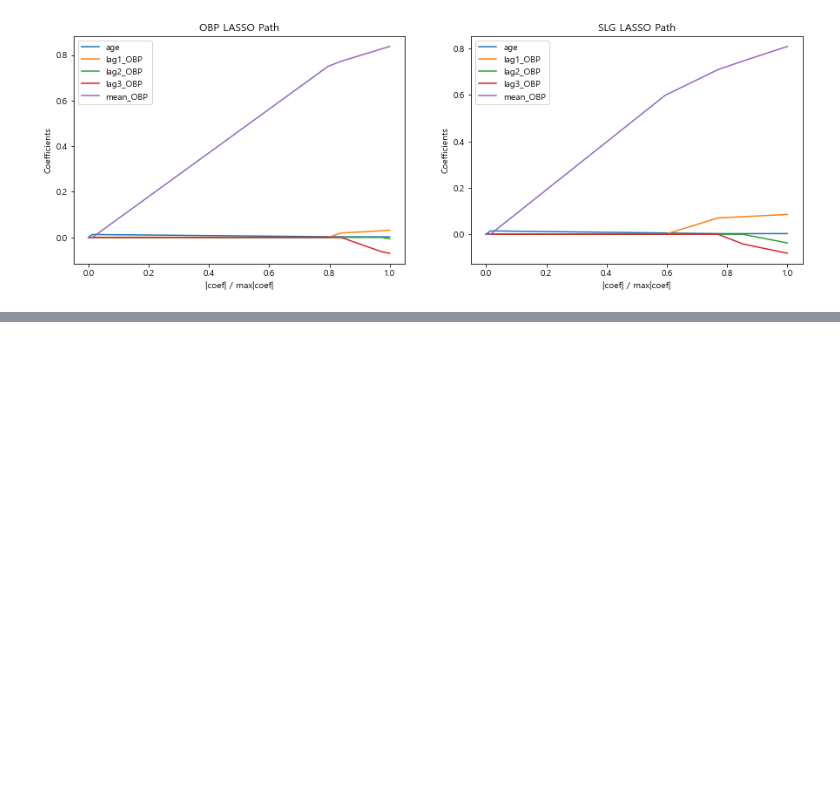
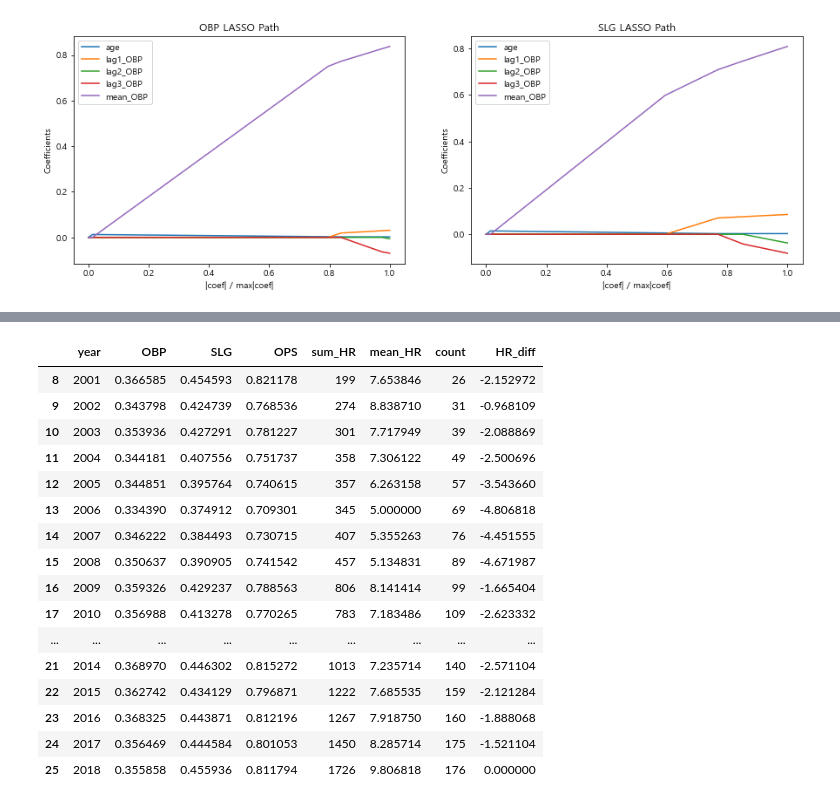
Before and after one commit to msio900/dacon_1st_solution, a Jupyter notebook: Chap01.ipynb, the cells around one changed output, grey strips where cells are left out. Saved outputs shown, nothing was run; the diff lists cells and outputs as text; code cells hidden in the pictures; blank space fills up the shorter version.

```diff
--- a/Chap01.ipynb
+++ b/Chap01.ipynb
@@ -1283,0 +1631,30 @@ plt.show()
+# %%
+# 시즌별 전체 OBP 계산(30타수 이상인 선수들의 기록만 이용)
+season_OBP = \
+    regular_season_df.loc[regular_season_df['AB'] >= 30].groupby('year').agg(
+        {'AB':'sum', 'H':'sum', 'BB':'sum', 'HBP':'sum', 'SF':'sum'}).reset_index()
+
+season_OBP['OBP'] = season_OBP[['H','BB','HBP']].sum(axis=1) / \
+                    season_OBP[['AB','BB','HBP','SF']].sum(axis=1)
+
+# 시즌별 전체 SLG 계산(30타수 이상인 선수들의 기록만 이용)
+season_SLG = \
+    regular_season_df.loc[regular_season_df['AB']>=30].groupby('year').agg(
+        {'AB':'sum', 'H':'sum', '2B':'sum', '3B':'sum', 'HR':'sum'}).reset_index()
+
+season_SLG['SLG'] = ((season_SLG['H'] - season_SLG[['2B','3B','HR']].sum(axis=1)) + \
+                     season_SLG['2B']*2+season_SLG['3B']*3+ season_SLG['HR']*4) / \
+                    season_SLG['AB']
+
+# season_OBP와 season_SLG를 병합 후 season_OPS를 생성해 OPS 계산
+season_OPS = pd.merge(season_OBP[['year','OBP']],season_SLG[['year', 'SLG']], on = 'year')
+season_OPS['OPS'] = season_OPS['OBP'] + season_OPS['SLG']
+
+# 시즌별 전체 홈런 수와 한 선수당 평균 홈런 수 계산
+season_HR = regular_season_df.loc[regular_season_df['AB']>=30].groupby('year').agg(
+    {'HR':['sum','mean','count']}).reset_index()
+season_HR.columns = ['year', 'sum_HR', 'mean_HR', 'count']
+
+# 기존의 OPS 데이터셋과 병합
+season_OPS = season_OPS.merge(season_HR,on ='year' ,how='left')
+display(season_OPS.tail())
@@ -1283,0 +1668,5 @@ plt.show()
+# %%
+#2018년의 평균 홈런 개수를 시즌별 평균 홈런 수에서 뺀다(HR_diff)
+season_OPS['HR_diff'] = season_OPS['mean_HR'] - season_OPS['mean_HR'].iloc[-1]
+difference = season_OPS.sort_values(by = 'HR_diff')[['year','OPS','HR_diff']]
+display(difference.reset_index(drop=True).head(12))
@@ -1283,0 +1687,21 @@ plt.show()
+# %%
+# 2000년도 이전의 데이터 수가 충분치 않아 고려하지 않는다.
+season_OPS.loc[season_OPS['year']>2000]
+# %% [output]
+|  | year | OBP | SLG | OPS | sum_HR | mean_HR | count | HR_diff |
+| 8 | 2001 | 0.366585 | 0.454593 | 0.821178 | 199 | 7.653846 | 26 | -2.152972 |
+| 9 | 2002 | 0.343798 | 0.424739 | 0.768536 | 274 | 8.838710 | 31 | -0.968109 |
+| 10 | 2003 | 0.353936 | 0.427291 | 0.781227 | 301 | 7.717949 | 39 | -2.088869 |
+| 11 | 2004 | 0.344181 | 0.407556 | 0.751737 | 358 | 7.306122 | 49 | -2.500696 |
+| 12 | 2005 | 0.344851 | 0.395764 | 0.740615 | 357 | 6.263158 | 57 | -3.543660 |
+| 13 | 2006 | 0.334390 | 0.374912 | 0.709301 | 345 | 5.000000 | 69 | -4.806818 |
+| 14 | 2007 | 0.346222 | 0.384493 | 0.730715 | 407 | 5.355263 | 76 | -4.451555 |
+| 15 | 2008 | 0.350637 | 0.390905 | 0.741542 | 457 | 5.134831 | 89 | -4.671987 |
+| 16 | 2009 | 0.359326 | 0.429237 | 0.788563 | 806 | 8.141414 | 99 | -1.665404 |
+| 17 | 2010 | 0.356988 | 0.413278 | 0.770265 | 783 | 7.183486 | 109 | -2.623332 |
+| ... | ... | ... | ... | ... | ... | ... | ... | ... |
+| 21 | 2014 | 0.368970 | 0.446302 | 0.815272 | 1013 | 7.235714 | 140 | -2.571104 |
+| 22 | 2015 | 0.362742 | 0.434129 | 0.796871 | 1222 | 7.685535 | 159 | -2.121284 |
+| 23 | 2016 | 0.368325 | 0.443871 | 0.812196 | 1267 | 7.918750 | 160 | -1.888068 |
+| 24 | 2017 | 0.356469 | 0.444584 | 0.801053 | 1450 | 8.285714 | 175 | -1.521104 |
+| 25 | 2018 | 0.355858 | 0.455936 | 0.811794 | 1726 | 9.806818 | 176 | 0.000000 |
```
Also changed, not shown: parts of 36 cells of this notebook, 3 other files.
